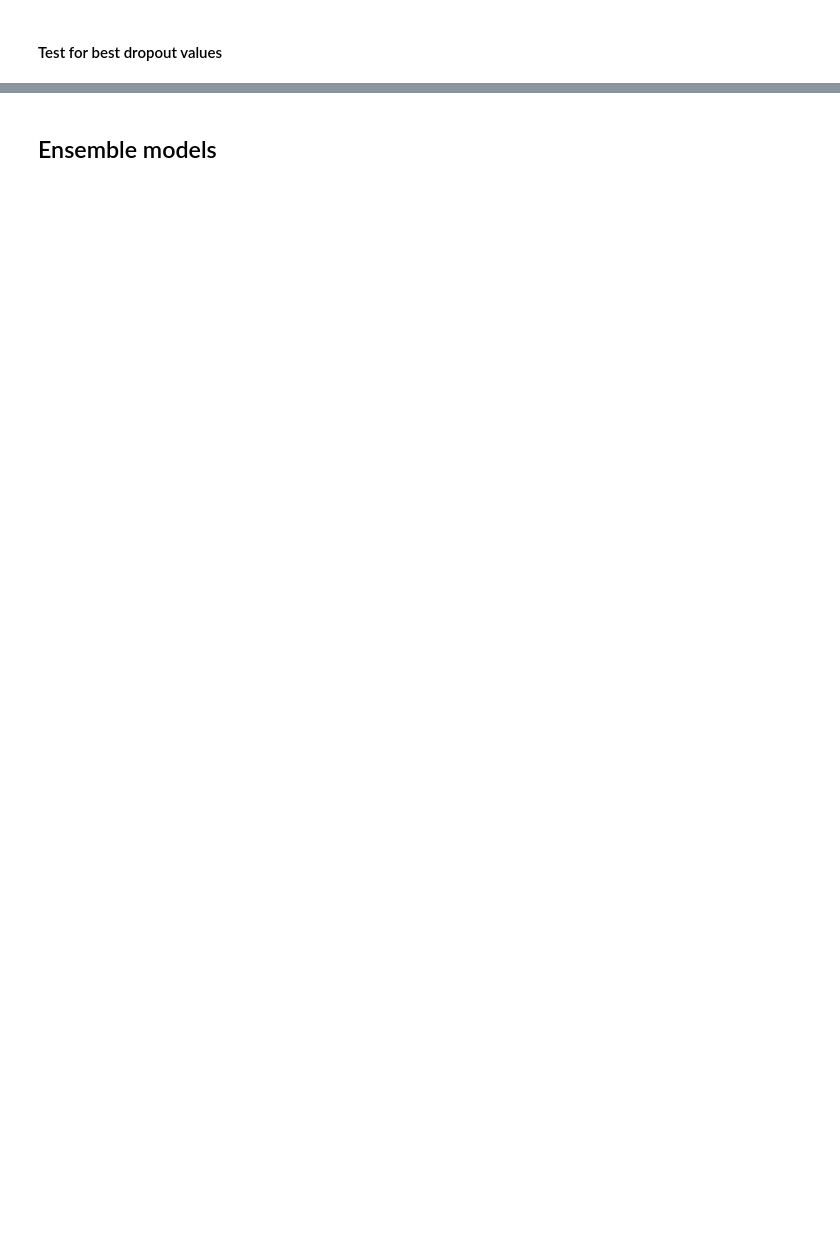
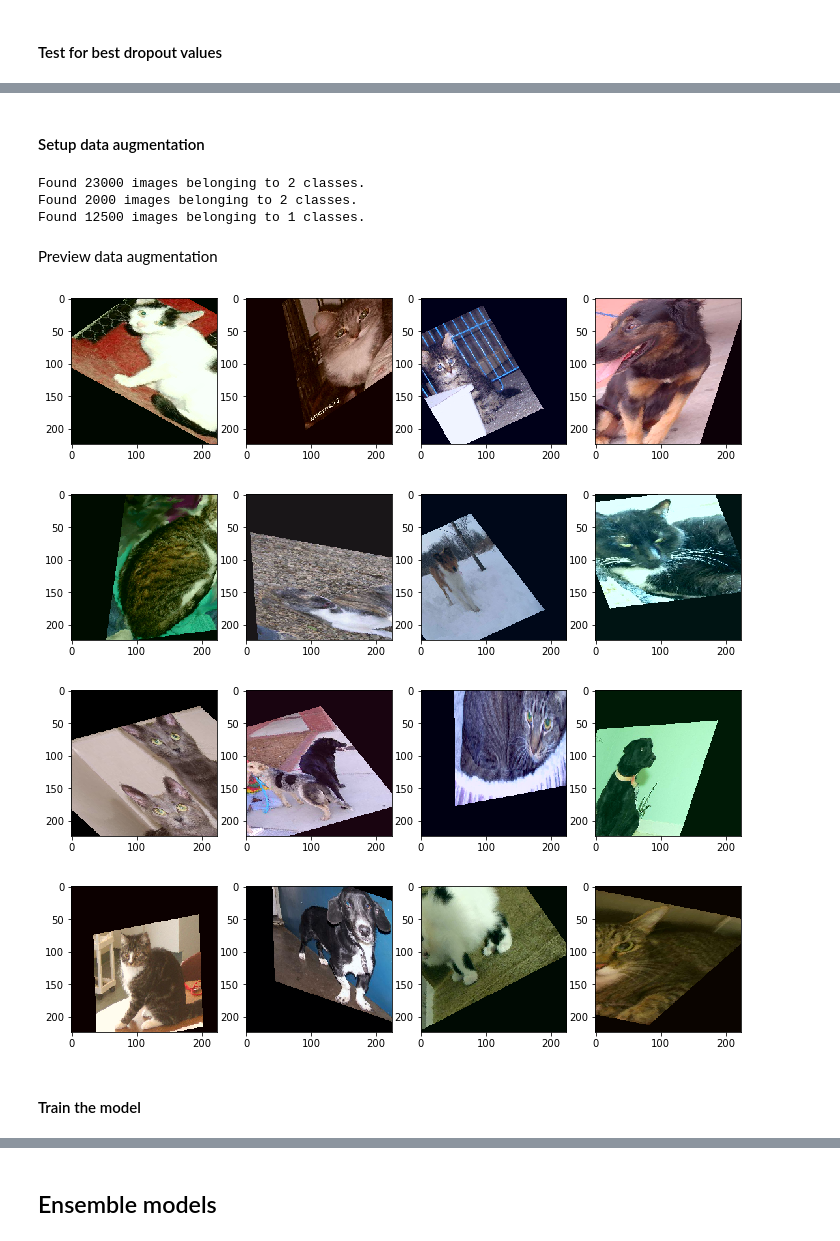
Before and after one commit to slavivanov/fast.ai, a Jupyter notebook: cats-dogs.ipynb, the cells around one changed output, grey strips where cells are left out. Cells and saved outputs as stored; diff of their text form; code cells hidden in the pictures; blank space fills up the shorter version.

```diff
--- a/cats-dogs.ipynb
+++ b/cats-dogs.ipynb
@@ -34,7 +35,7 @@ Using Theano backend.
 Using gpu device 0: Tesla K80 (CNMeM is disabled, cuDNN 5103)
 # %%
 path = './'
-batch_size = 64
+batch_size = 128
 image_size = (224, 224)
 weights_file = 'vgg16_bn.h5'  # 'checkpoint-14.2-15.4.18-00-0.0883.hdf5'
 # %% [markdown]
@@ -42,7 +43,8 @@ weights_file = 'vgg16_bn.h5'  # 'checkpoint-14.2-15.4.18-00-0.0883.hdf5'
 # %% [markdown]
 #### Create a keras data generator, that flows the images from the specified dir.
 # %%
-def get_batch(path, batch_size, shuffle=True, augument=False, class_mode='categorical'):
+def get_batch(path, batch_size, shuffle=True, augument=False,
+              class_mode='categorical', fill_mode='constant'):
     if augument:
         data_generator = ImageDataGenerator(
             #             rotation_range=40,
@@ -59,7 +61,7 @@ def get_batch(path, batch_size, shuffle=True, augument=False, class_mode='catego
             channel_shift_range=30,
             shear_range=0.5,
             horizontal_flip=True,
-            fill_mode='constant'
+            fill_mode=fill_mode
         )
     else:
         data_generator = ImageDataGenerator()
@@ -520,0 +854,28 @@ for i in range(10):
+# %% [markdown]
+#### Setup data augmentation
+# %%
+batch_size = 64
+train = get_batch(os.path.join(path, 'train/'), batch_size=batch_size,
+                  augument=True, fill_mode='constant')
+valid = get_batch(os.path.join(path, 'valid/'), batch_size=batch_size)
+test = get_batch(os.path.join(path, 'test/'),
+                 batch_size=batch_size,
+                 shuffle=False,
+                 class_mode=None)
+# %% [output]
+Found 23000 images belonging to 2 classes.
+Found 2000 images belonging to 2 classes.
+Found 12500 images belonging to 1 classes.
+# %% [markdown]
+Preview data augmentation
+# %%
+images = next(train)[0]
+images.shape
+plot_images(images[:16], images_per_row=4)
+# %% [output]
+[figure, added]
+[figure, added]
+[figure, added]
+[figure, added]
+# %% [markdown]
+#### Train the model
```
Also changed, not shown: parts of 76 cells of this notebook.
